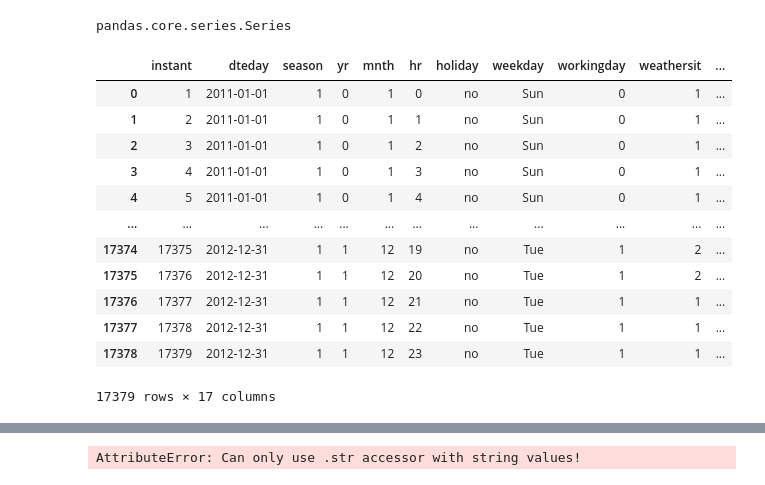
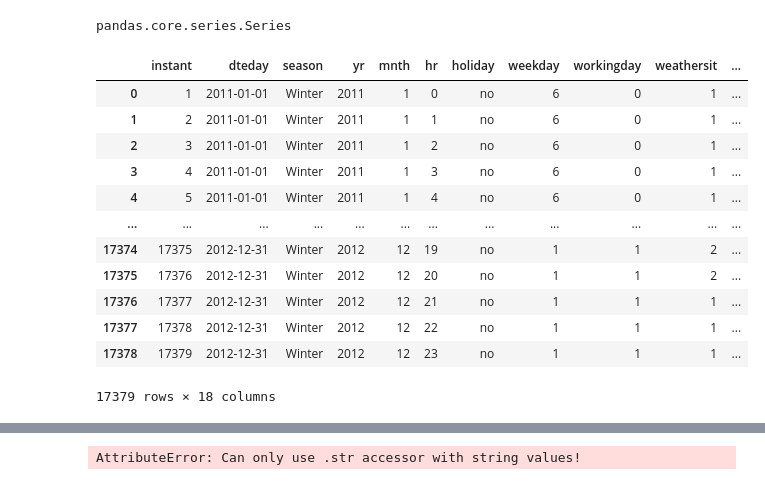
Before and after one commit to DJ1070/Bike-Sharing, a Jupyter notebook: exploration-1.ipynb, the cells around one changed output, grey strips where cells are left out. Cells and saved outputs as stored; diff of their text form; code cells hidden in the pictures.

```diff
--- a/exploration-1.ipynb
+++ b/exploration-1.ipynb
@@ -119,34 +119,42 @@ wday
 type(hdf.dteday)
 # %% [output]
 pandas.core.series.Series
+# %%
+hdf.loc[hdf['yr'] == 0, 'yr'] = 2011
+hdf.loc[hdf['yr'] == 1, 'yr'] = 2012
+# %%
+hdf.loc[hdf['season'] == 1, 'season'] = 'Winter'
+hdf.loc[hdf['season'] == 2, 'season'] = 'Spring'
+hdf.loc[hdf['season'] == 3, 'season'] = 'Summer'
+hdf.loc[hdf['season'] == 4, 'season'] = 'Fall'
 # %%
 hdf.loc[hdf['holiday'] == 0, 'holiday'] = 'no'
 hdf.loc[hdf['holiday'] == 1, 'holiday'] = 'yes'
 #hdf.loc[hdf['workingday'] == 0, 'workingday'] = 'no'
 #hdf.loc[hdf['workingday'] == 1, 'workingday'] = 'yes'
 # %%
-hdf.loc[hdf['weekday'] == 0, 'weekday'] = 'Mon'
-hdf.loc[hdf['weekday'] == 1, 'weekday'] = 'Tue'
-hdf.loc[hdf['weekday'] == 2, 'weekday'] = 'Wed'
-hdf.loc[hdf['weekday'] == 3, 'weekday'] = 'Thu'
-hdf.loc[hdf['weekday'] == 4, 'weekday'] = 'Fri'
-hdf.loc[hdf['weekday'] == 5, 'weekday'] = 'Sat'
-hdf.loc[hdf['weekday'] == 6, 'weekday'] = 'Sun'
+hdf.loc[hdf['weekday'] == 0, 'calenderday'] = 'Mon'
+hdf.loc[hdf['weekday'] == 1, 'calenderday'] = 'Tue'
+hdf.loc[hdf['weekday'] == 2, 'calenderday'] = 'Wed'
+hdf.loc[hdf['weekday'] == 3, 'calenderday'] = 'Thu'
+hdf.loc[hdf['weekday'] == 4, 'calenderday'] = 'Fri'
+hdf.loc[hdf['weekday'] == 5, 'calenderday'] = 'Sat'
+hdf.loc[hdf['weekday'] == 6, 'calenderday'] = 'Sun'
 hdf
 # %% [output]
 |  | instant | dteday | season | yr | mnth | hr | holiday | weekday | workingday | weathersit | ... |
-| 0 | 1 | 2011-01-01 | 1 | 0 | 1 | 0 | no | Sun | 0 | 1 | ... |
-| 1 | 2 | 2011-01-01 | 1 | 0 | 1 | 1 | no | Sun | 0 | 1 | ... |
-| 2 | 3 | 2011-01-01 | 1 | 0 | 1 | 2 | no | Sun | 0 | 1 | ... |
-| 3 | 4 | 2011-01-01 | 1 | 0 | 1 | 3 | no | Sun | 0 | 1 | ... |
-| 4 | 5 | 2011-01-01 | 1 | 0 | 1 | 4 | no | Sun | 0 | 1 | ... |
+| 0 | 1 | 2011-01-01 | Winter | 2011 | 1 | 0 | no | 6 | 0 | 1 | ... |
+| 1 | 2 | 2011-01-01 | Winter | 2011 | 1 | 1 | no | 6 | 0 | 1 | ... |
+| 2 | 3 | 2011-01-01 | Winter | 2011 | 1 | 2 | no | 6 | 0 | 1 | ... |
+| 3 | 4 | 2011-01-01 | Winter | 2011 | 1 | 3 | no | 6 | 0 | 1 | ... |
+| 4 | 5 | 2011-01-01 | Winter | 2011 | 1 | 4 | no | 6 | 0 | 1 | ... |
 | ... | ... | ... | ... | ... | ... | ... | ... | ... | ... | ... | ... |
-| 17374 | 17375 | 2012-12-31 | 1 | 1 | 12 | 19 | no | Tue | 1 | 2 | ... |
-| 17375 | 17376 | 2012-12-31 | 1 | 1 | 12 | 20 | no | Tue | 1 | 2 | ... |
-| 17376 | 17377 | 2012-12-31 | 1 | 1 | 12 | 21 | no | Tue | 1 | 1 | ... |
-| 17377 | 17378 | 2012-12-31 | 1 | 1 | 12 | 22 | no | Tue | 1 | 1 | ... |
-| 17378 | 17379 | 2012-12-31 | 1 | 1 | 12 | 23 | no | Tue | 1 | 1 | ... |
+| 17374 | 17375 | 2012-12-31 | Winter | 2012 | 12 | 19 | no | 1 | 1 | 2 | ... |
+| 17375 | 17376 | 2012-12-31 | Winter | 2012 | 12 | 20 | no | 1 | 1 | 2 | ... |
+| 17376 | 17377 | 2012-12-31 | Winter | 2012 | 12 | 21 | no | 1 | 1 | 1 | ... |
+| 17377 | 17378 | 2012-12-31 | Winter | 2012 | 12 | 22 | no | 1 | 1 | 1 | ... |
+| 17378 | 17379 | 2012-12-31 | Winter | 2012 | 12 | 23 | no | 1 | 1 | 1 | ... |
-17379 rows × 17 columns
+17379 rows × 18 columns
 # %%
 #Counting the weekdays as working- and holidays
 
```
Also changed, not shown: parts of 3 cells of this notebook, 2 other files.
